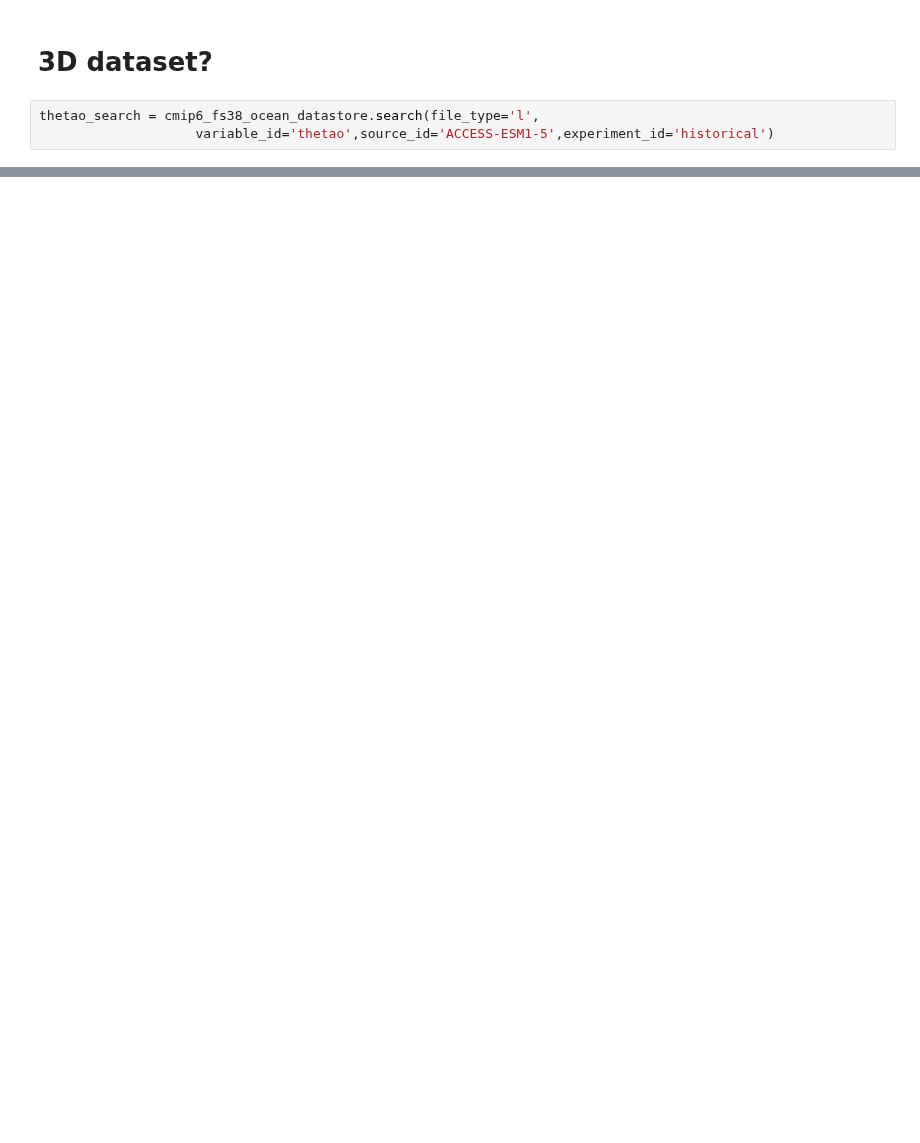
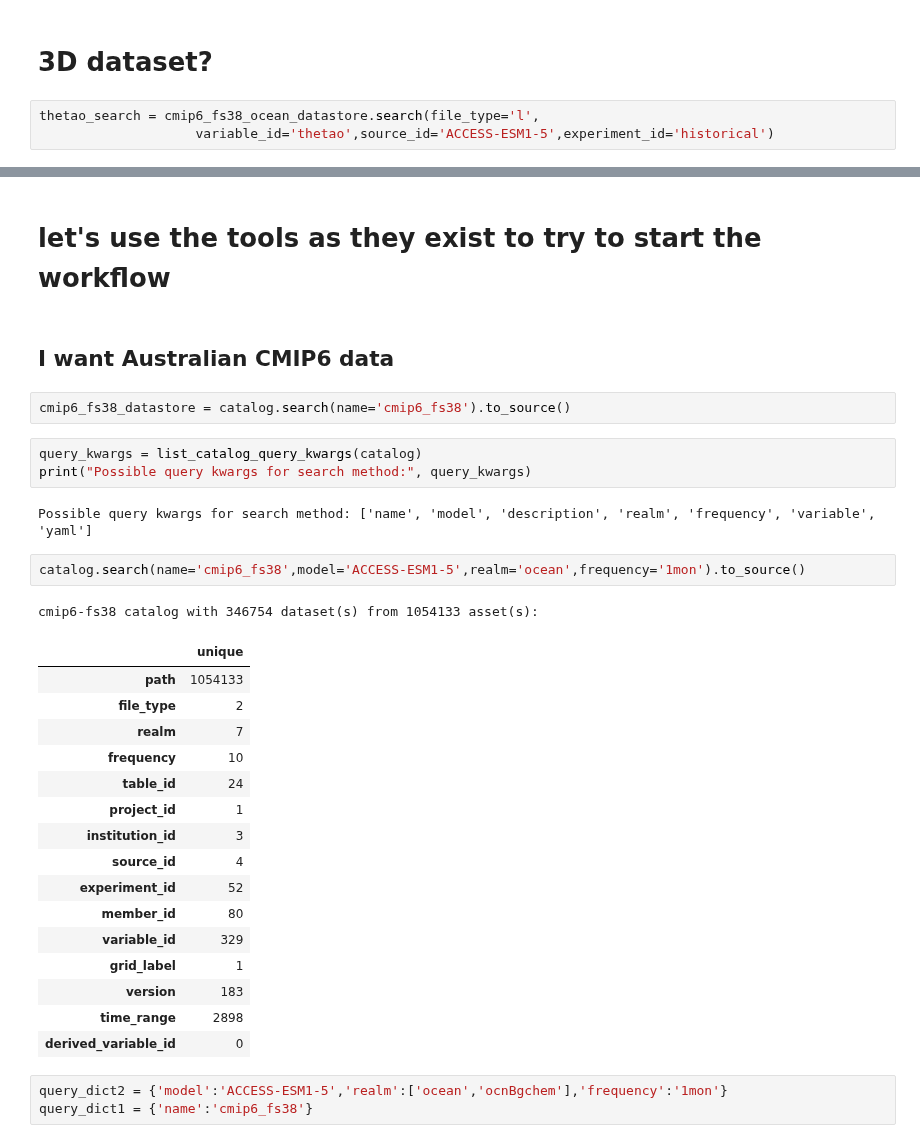
Before and after one commit to Thomas-Moore-Creative/ACDtools, a Jupyter notebook: notebooks/acdtools-dev-sandbox.ipynb, the cells around one changed output, grey strips where cells are left out. Saved outputs shown, nothing was run; the diff lists cells and outputs as text; blank space fills up the shorter version.

Commit message:
list_catalog_query_kwargs and other progress #1

```diff
--- a/notebooks/acdtools-dev-sandbox.ipynb
+++ b/notebooks/acdtools-dev-sandbox.ipynb
@@ -527,0 +233,34 @@ l.CMIP.CSIRO.ACCESS-ESM1-5.historical.r33i1p1f1.mon.ocean.Omon.thetao.gn.v202105
+# %% [markdown]
+# let's use the tools as they exist to try to start the workflow
+# %% [markdown]
+## I want Australian CMIP6 data
+# %%
+cmip6_fs38_datastore = catalog.search(name='cmip6_fs38').to_source()
+# %%
+query_kwargs = list_catalog_query_kwargs(catalog)
+print("Possible query kwargs for search method:", query_kwargs)
+# %% [output]
+Possible query kwargs for search method: ['name', 'model', 'description', 'realm', 'frequency', 'variable', 'yaml']
+# %%
+catalog.search(name='cmip6_fs38',model='ACCESS-ESM1-5',realm='ocean',frequency='1mon').to_source()
+# %% [output]
+cmip6-fs38 catalog with 346754 dataset(s) from 1054133 asset(s):
+|  | unique |
+| path | 1054133 |
+| file_type | 2 |
+| realm | 7 |
+| frequency | 10 |
+| table_id | 24 |
+| project_id | 1 |
+| institution_id | 3 |
+| source_id | 4 |
+| experiment_id | 52 |
+| member_id | 80 |
+| variable_id | 329 |
+| grid_label | 1 |
+| version | 183 |
+| time_range | 2898 |
+| derived_variable_id | 0 |
+# %%
+query_dict2 = {'model':'ACCESS-ESM1-5','realm':['ocean','ocnBgchem'],'frequency':'1mon'}
+query_dict1 = {'name':'cmip6_fs38'}
```
Also changed, not shown: parts of 20 cells of this notebook, 2 other files.
